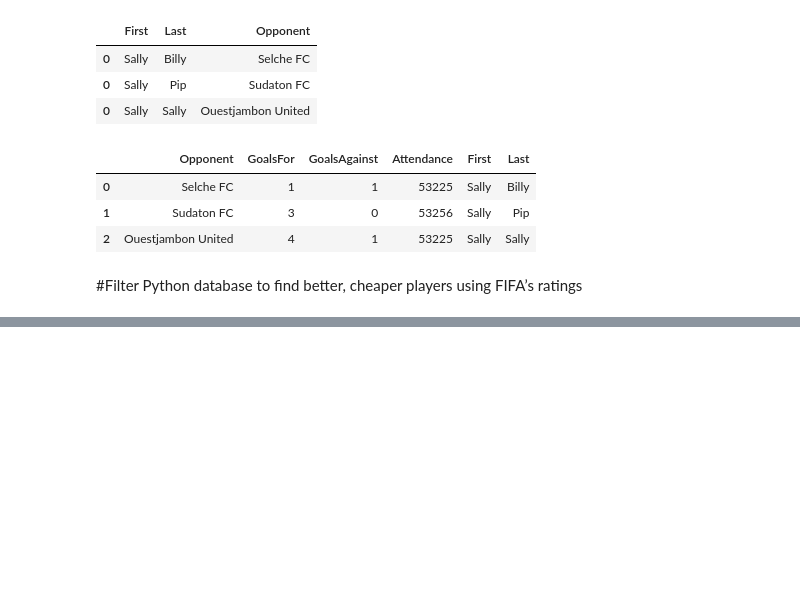
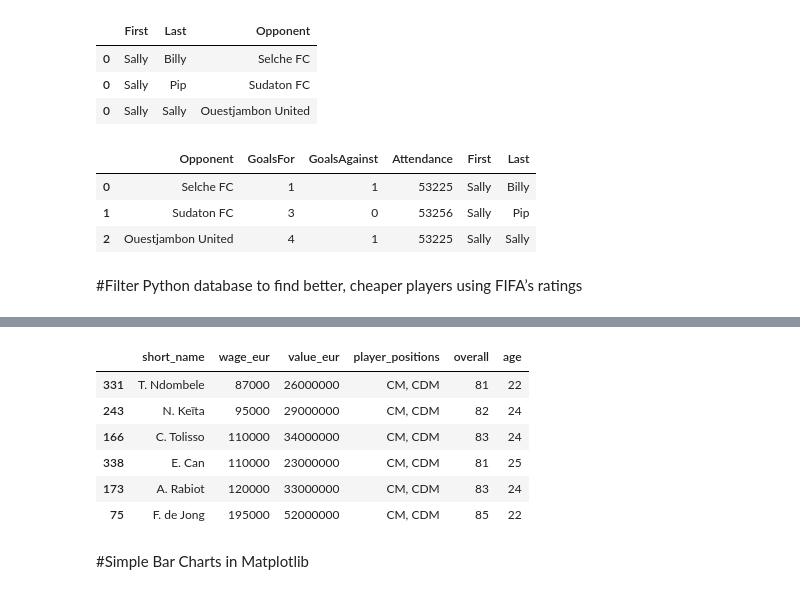
Before and after one commit to shygnome/sabda-bola, a Jupyter notebook: notebook/warmup/python_warmup.ipynb, the cells around one changed output, grey strips where cells are left out. Cells and saved outputs as stored; diff of their text form; code cells hidden in the pictures; blank space fills up the shorter version.

```diff
--- a/notebook/warmup/python_warmup.ipynb
+++ b/notebook/warmup/python_warmup.ipynb
@@ -511,0 +555,9 @@ FileNotFoundError: ignored
+# %%
+#Extract DDG's information, just like we did with the team name before
+DDG = data[data['short_name'] == 'De Gea'][['short_name','wage_eur','value_eur','player_positions','overall','age']]
+
+#Assign DDG's wage, position, rating and age to variables
+DDGWage = DDG['wage_eur'].item()
+DDGPos = DDG['player_positions'].item()
+DDGRating = DDG['overall'].item()
+DDGAge = DDG['age'].item()
@@ -511,0 +586,30 @@ FileNotFoundError: ignored
+# %%
+def cheapReplacement(player, skillReduction = 0):
+
+    #Get the replacee with the name provided in the argument
+    replacee = data[data['short_name'] == player][['short_name','wage_eur','value_eur','player_positions','overall','age']]
+
+    #Assign the relevant details of this player to variables
+    replaceePos = replacee['player_positions'].item()
+    replaceeWage = replacee['wage_eur'].item()
+    replaceeAge = replacee['age'].item()
+    replaceeOverall = replacee['overall'].item() - skillReduction
+
+    #Create the longlist of players that share the position
+    longlist = data[data['player_positions'] == replaceePos][['short_name','wage_eur','value_eur','player_positions','overall','age']]
+
+
+    #Create list of players that do not meet the rating criteria and drop them from the longlist
+    removals = longlist[longlist['overall'] <= replaceeOverall].index
+    longlist.drop(removals , inplace=True)
+
+    #Repeat for players with higher wages
+    removals = longlist[longlist['wage_eur'] > replaceeWage].index
+    longlist.drop(removals , inplace=True)
+
+    #Repeat for older players
+    removals = longlist[longlist['age'] >= replaceeAge].index
+    longlist.drop(removals , inplace=True)
+
+    #Display the players that meet the requirements
+    return longlist.sort_values("wage_eur")
@@ -511,0 +632,12 @@ FileNotFoundError: ignored
+# %%
+cheapReplacement('P. Pogba', 8)
+# %% [output]
+|  | short_name | wage_eur | value_eur | player_positions | overall | age |
+| 331 | T. Ndombele | 87000 | 26000000 | CM, CDM | 81 | 22 |
+| 243 | N. Keïta | 95000 | 29000000 | CM, CDM | 82 | 24 |
+| 166 | C. Tolisso | 110000 | 34000000 | CM, CDM | 83 | 24 |
+| 338 | E. Can | 110000 | 23000000 | CM, CDM | 81 | 25 |
+| 173 | A. Rabiot | 120000 | 33000000 | CM, CDM | 83 | 24 |
+| 75 | F. de Jong | 195000 | 52000000 | CM, CDM | 85 | 22 |
+# %% [markdown]
+#Simple Bar Charts in Matplotlib
```
Also changed, not shown: parts of 8 cells of this notebook.
